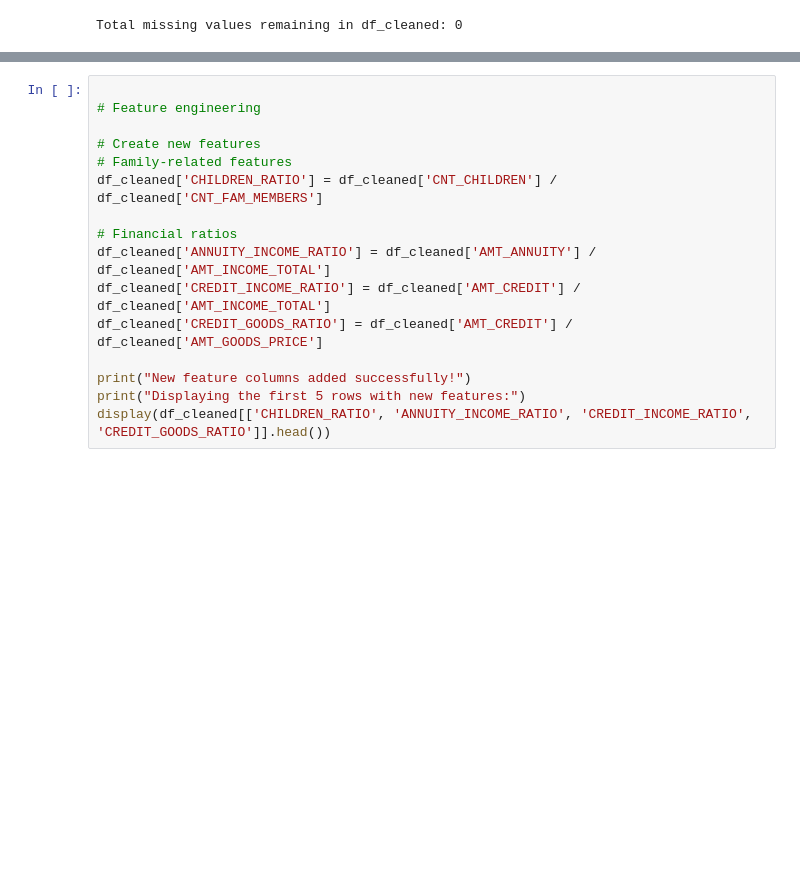
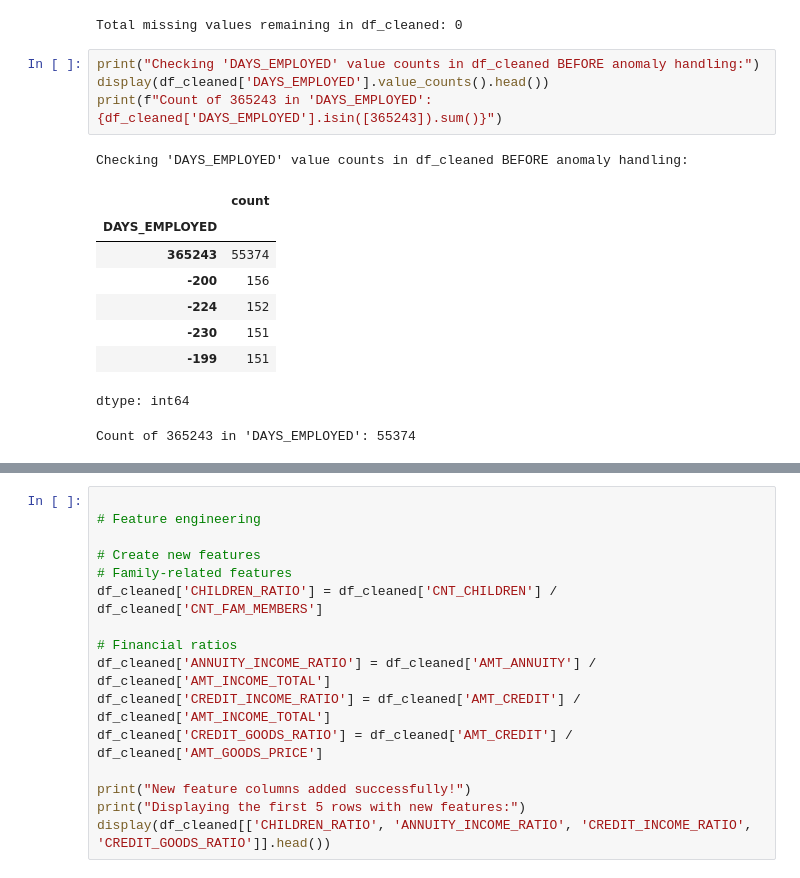
Before and after one commit to spdb9876/loan-default-prediction, a Jupyter notebook: 01_data_wrangling.ipynb, the cells around one changed output, grey strips where cells are left out. Cells and saved outputs as stored; diff of their text form; blank space fills up the shorter version.

```diff
--- a/01_data_wrangling.ipynb
+++ b/01_data_wrangling.ipynb
@@ -285,6 +281,21 @@ Missing value imputation complete. Verifying no missing values remain:
 print("Total missing values remaining in df_cleaned:", df_cleaned.isnull().sum().sum())
 # %% [output]
 Total missing values remaining in df_cleaned: 0
+# %%
+print("Checking 'DAYS_EMPLOYED' value counts in df_cleaned BEFORE anomaly handling:")
+display(df_cleaned['DAYS_EMPLOYED'].value_counts().head())
+print(f"Count of 365243 in 'DAYS_EMPLOYED': {df_cleaned['DAYS_EMPLOYED'].isin([365243]).sum()}")
+# %% [output]
+Checking 'DAYS_EMPLOYED' value counts in df_cleaned BEFORE anomaly handling:
+|  | count |
+| DAYS_EMPLOYED |  |
+| 365243 | 55374 |
+| -200 | 156 |
+| -224 | 152 |
+| -230 | 151 |
+| -199 | 151 |
+dtype: int64
+Count of 365243 in 'DAYS_EMPLOYED': 55374
 # %%
 print("\n--- Outlier Handling ---\n")
 
```
Also changed, not shown: parts of 5 cells of this notebook.
